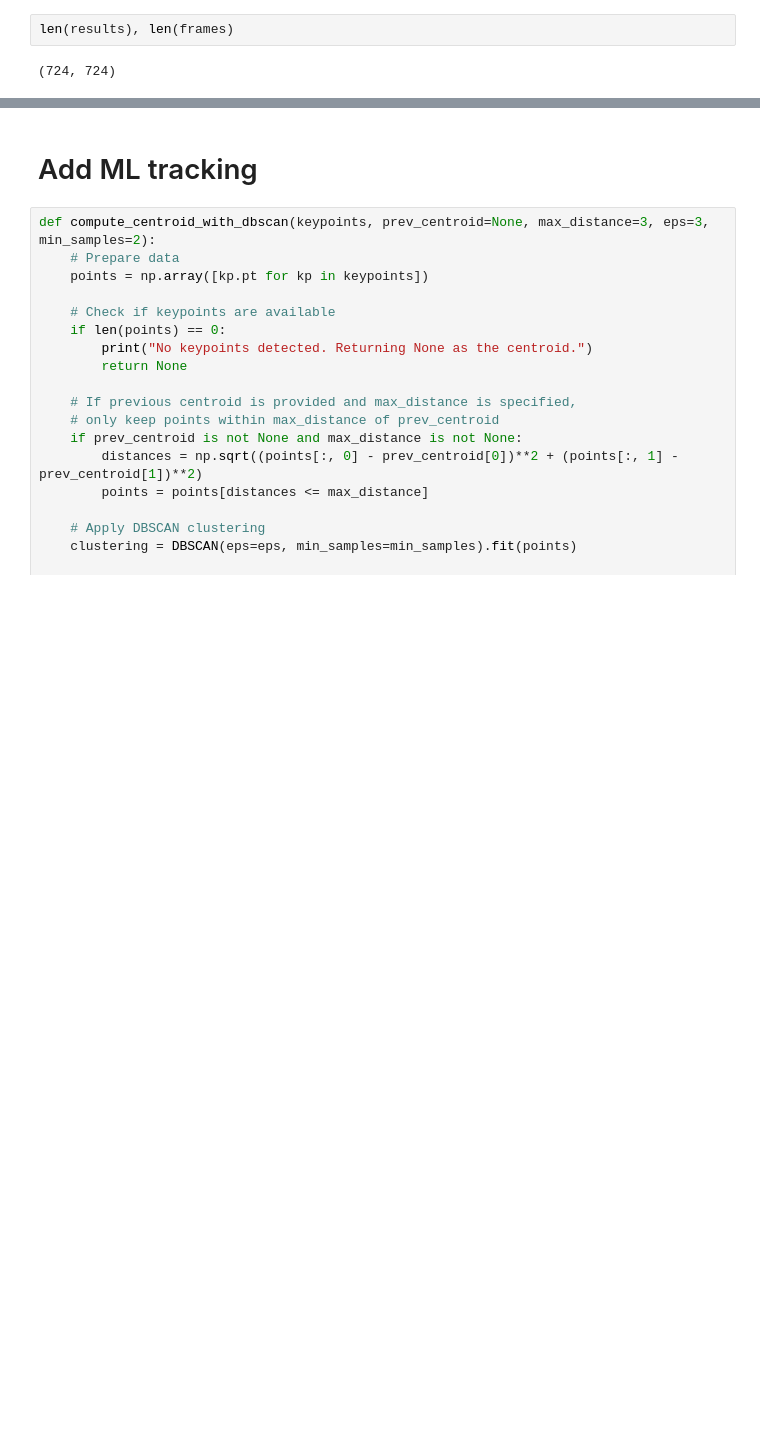
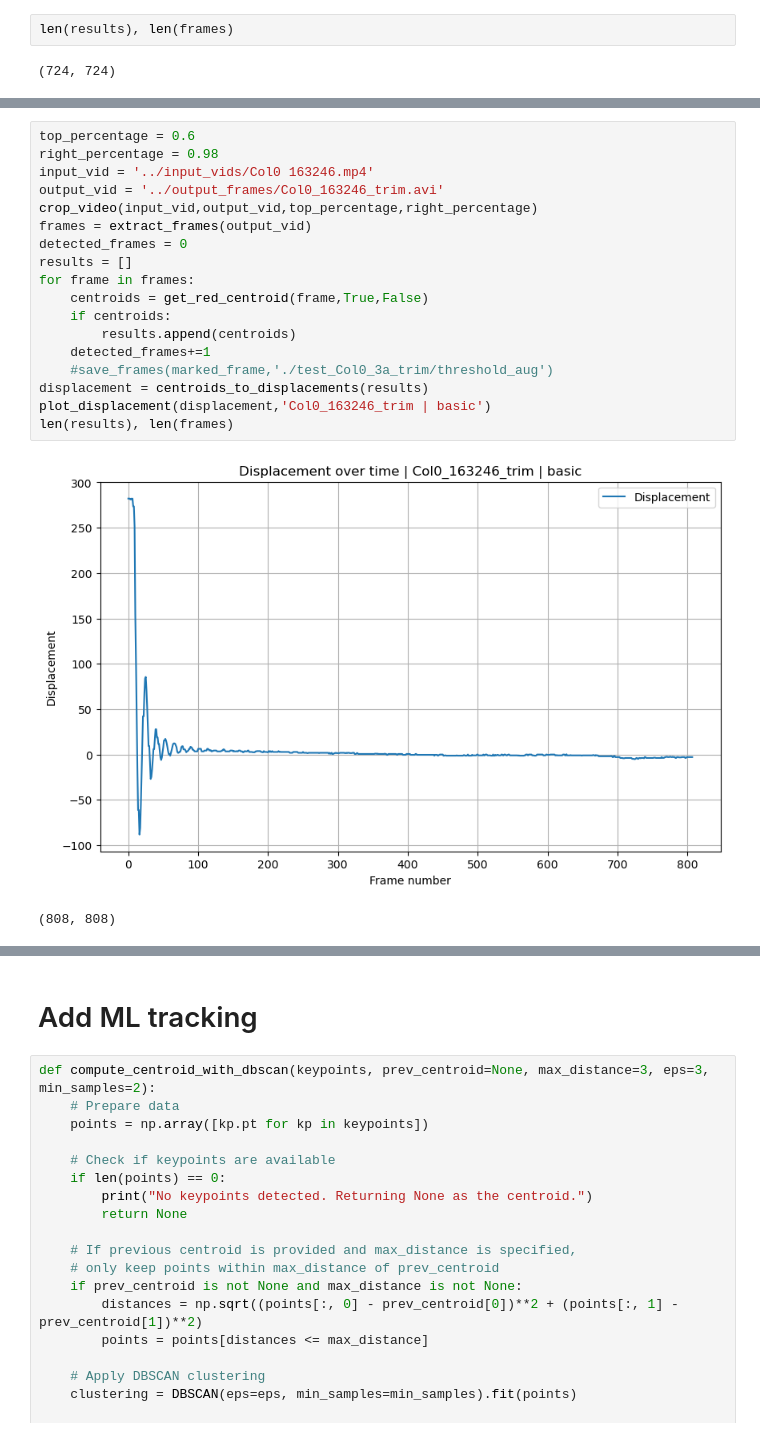
Before and after one commit to bdallard/stem_vibration_analysis, a Jupyter notebook: marker_tracking.ipynb, the cells around one changed output, grey strips where cells are left out. Drawn from its saved outputs; the diff is of its cells as text; blank space fills up the shorter version.

```diff
--- a/marker_tracking.ipynb
+++ b/marker_tracking.ipynb
@@ -431,0 +539,21 @@ array([2.73615635])
+# %%
+top_percentage = 0.6
+right_percentage = 0.98
+input_vid = '../input_vids/Col0 163246.mp4'
+output_vid = '../output_frames/Col0_163246_trim.avi'
+crop_video(input_vid,output_vid,top_percentage,right_percentage)
+frames = extract_frames(output_vid)
+detected_frames = 0
+results = []
+for frame in frames:
+    centroids = get_red_centroid(frame,True,False)
+    if centroids:
+        results.append(centroids)
+    detected_frames+=1
+    #save_frames(marked_frame,'./test_Col0_3a_trim/threshold_aug')
+displacement = centroids_to_displacements(results)
+plot_displacement(displacement,'Col0_163246_trim | basic')
+len(results), len(frames)
+# %% [output]
+[figure, added]
+(808, 808)
```
Also changed, not shown: parts of 28 cells of this notebook.
